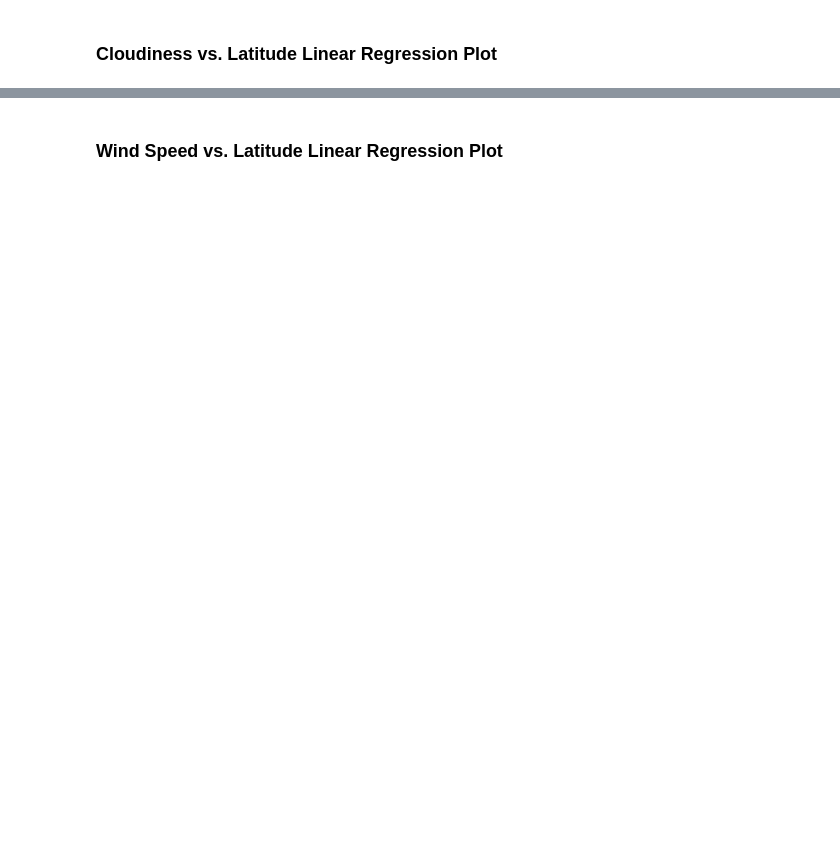
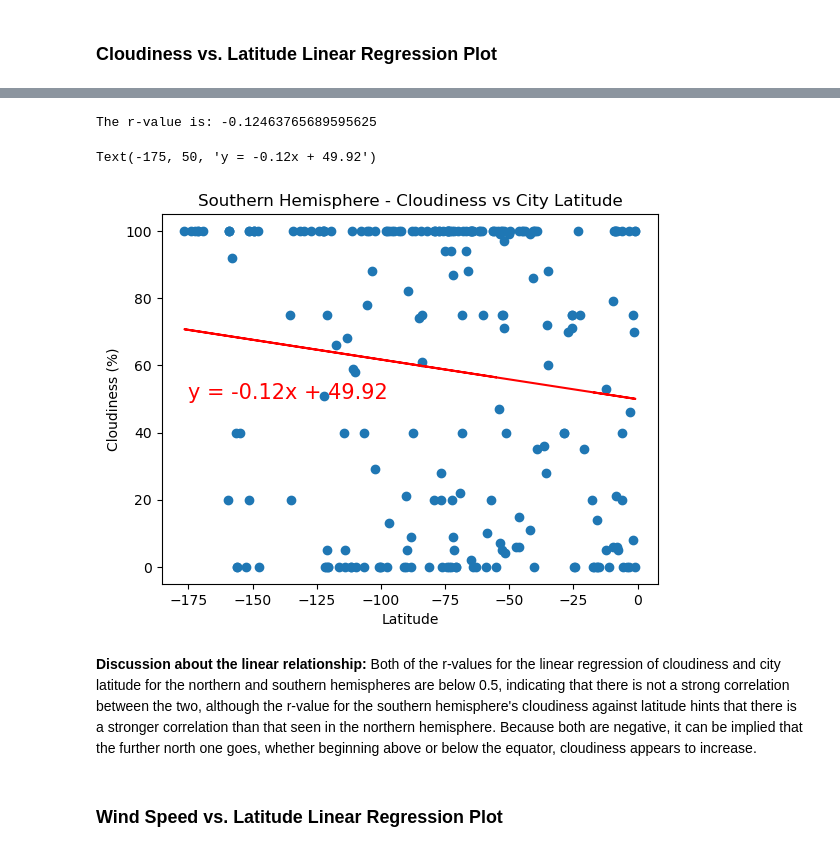
Before and after one commit to smepps1989/python-api-challenge, a Jupyter notebook: WeatherPy/WeatherPy.ipynb, the cells around one changed output, grey strips where cells are left out. Drawn from its saved outputs; the diff is of its cells as text; code cells hidden in the pictures; blank space fills up the shorter version.

```diff
--- a/WeatherPy/WeatherPy.ipynb
+++ b/WeatherPy/WeatherPy.ipynb
@@ -387,2 +388,19 @@ The r-value is: 0.02056735429994368
+# %%
+# Southern Hemisphere
+x = southern_hemi_df["Lat"]
+y = southern_hemi_df["Cloudiness"]
+plt.scatter(x, y)
+plt.xlabel("Latitude")
+plt.ylabel("Cloudiness (%)")
+plt.title("Southern Hemisphere - Cloudiness vs City Latitude")
+linear_regression(x,y)
+(slope, intercept, r_value, p_value, stderr) = linregress(x,y)
+plt.annotate(f'y = {round(slope,2)}x + {round(intercept,2)}', (-175, 50),fontsize=15,color="red")
+# %% [output]
+The r-value is: -0.12463765689595625
+Text(-175, 50, 'y = -0.12x + 49.92')
+[figure, added]
+# %% [markdown]
+**Discussion about the linear relationship:** Both of the r-values for the linear regression of cloudiness and city latitude for the northern and southern hemispheres are below 0.5, indicating that there is not a strong correlation between the two, although the r-value for the southern hemisphere's cloudiness against latitude hints that there is a stronger correlation than that seen in the northern hemisphere. Because both are negative, it can be implied that the further north one goes, whether beginning above or below the equator, cloudiness appears to increase.
 # %% [markdown]
 ### Wind Speed vs. Latitude Linear Regression Plot
```
Also changed, not shown: parts of 15 cells of this notebook.
